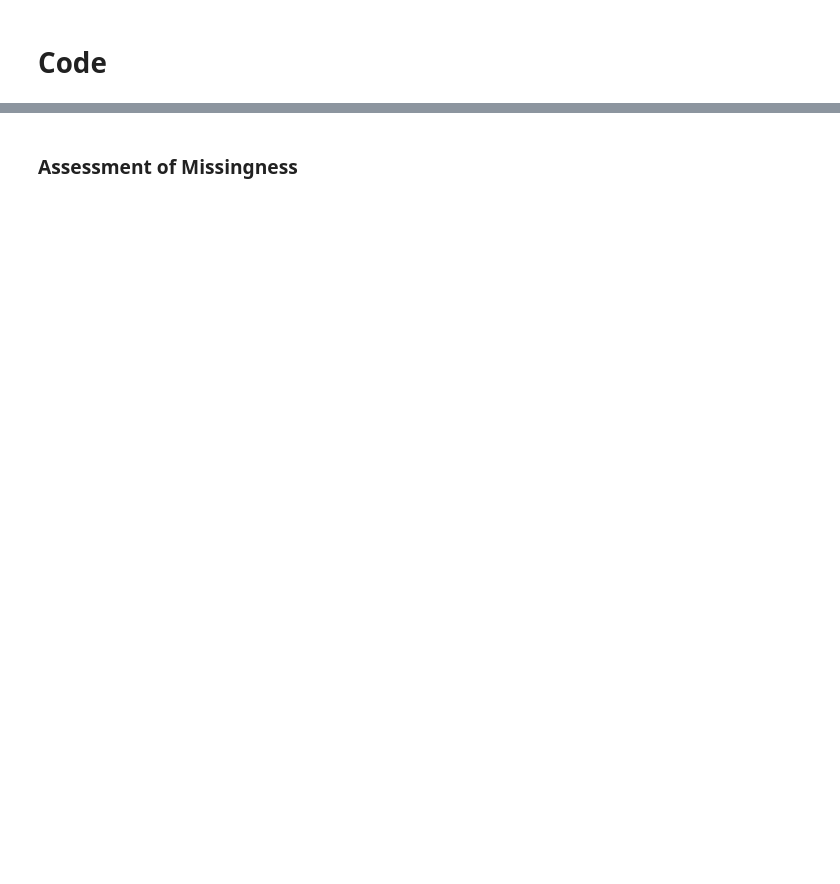
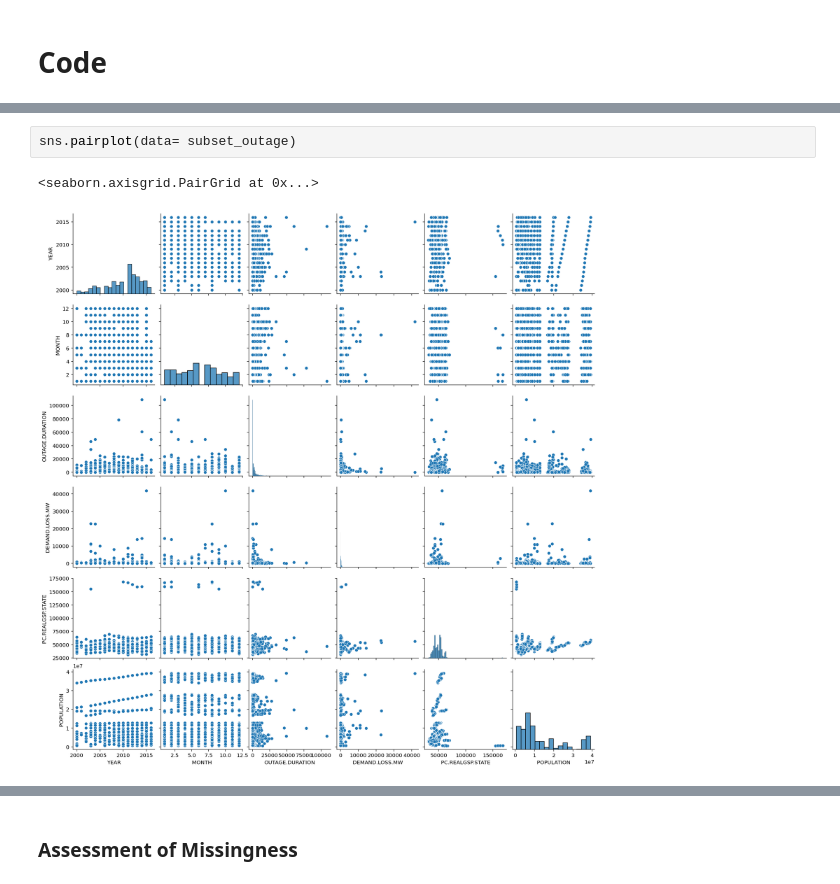
Before and after one commit to zaki1503/dsc80-2022-fa, a Jupyter notebook: projects/03-topic/assignment/outages.ipynb, the cells around one changed output, grey strips where cells are left out. Drawn from its saved outputs; the diff is of its cells as text; blank space fills up the shorter version.

```diff
--- a/projects/03-topic/assignment/outages.ipynb
+++ b/projects/03-topic/assignment/outages.ipynb
@@ -58,0 +228,5 @@ import seaborn as sns
+# %%
+sns.pairplot(data= subset_outage)
+# %% [output]
+<seaborn.axisgrid.PairGrid at 0x...>
+[figure, added]
```
Also changed, not shown: parts of 25 cells of this notebook, 2 other files.
